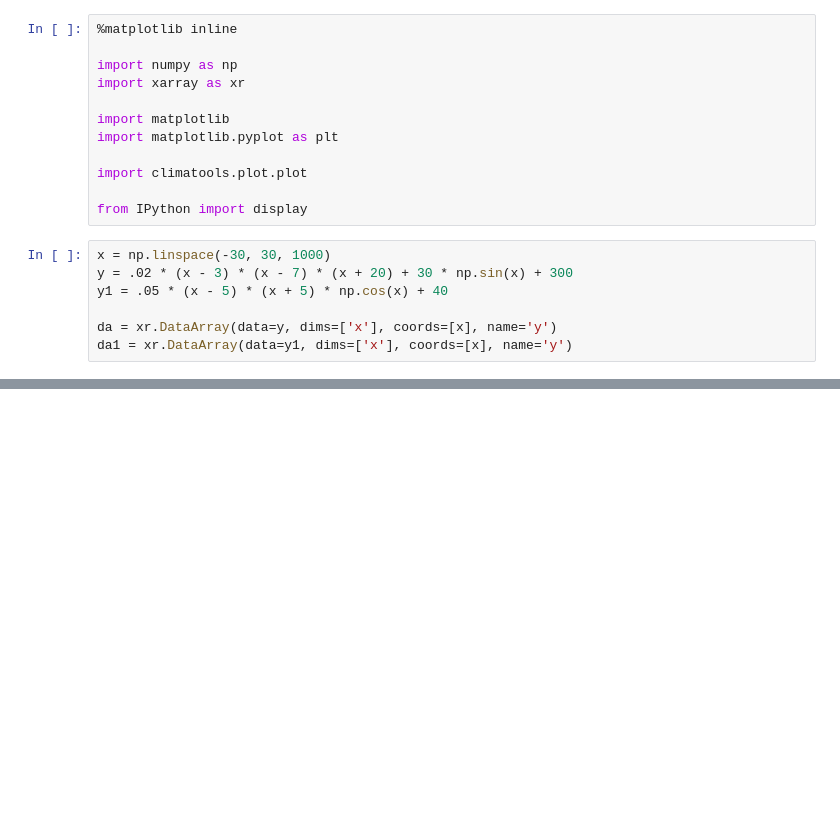
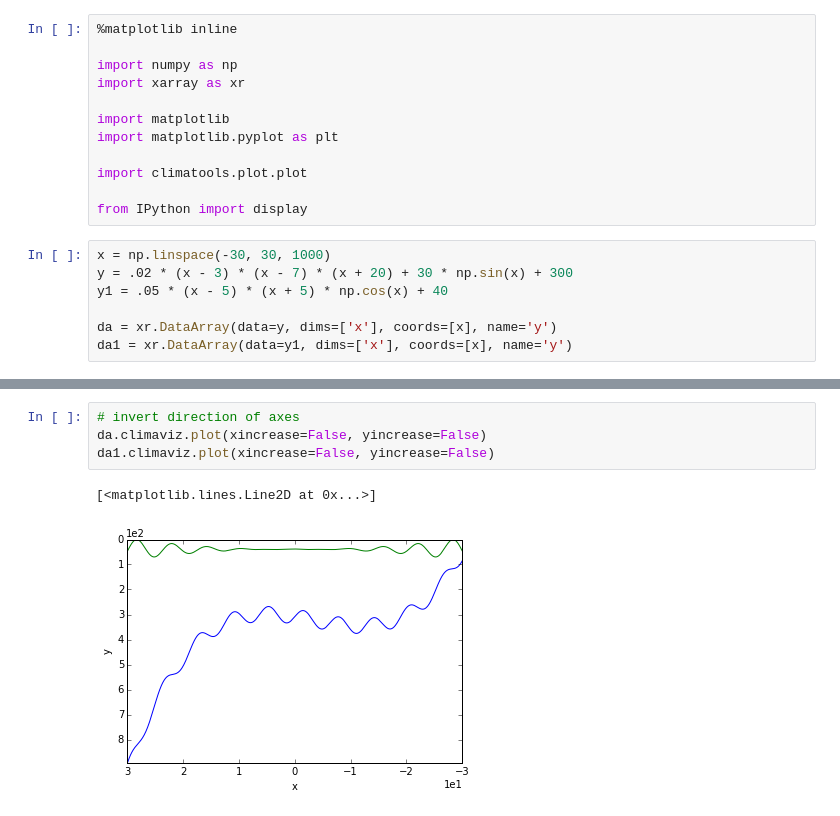
Before and after one commit to qAp/climatools, a Jupyter notebook: climatools/examples/1d_plotting/plotting_1d_DataArray.ipynb, the cells around one changed output, grey strips where cells are left out. Cells and saved outputs as stored; diff of their text form; blank space fills up the shorter version.

```diff
--- a/climatools/examples/1d_plotting/plotting_1d_DataArray.ipynb
+++ b/climatools/examples/1d_plotting/plotting_1d_DataArray.ipynb
@@ -25,0 +27,7 @@ plt.savefig('simple_plot.png')
+# %%
+# invert direction of axes
+da.climaviz.plot(xincrease=False, yincrease=False)
+da1.climaviz.plot(xincrease=False, yincrease=False)
+# %% [output]
+[<matplotlib.lines.Line2D at 0x...>]
+[figure, added]
```
Also changed, not shown: parts of 7 cells of this notebook.
